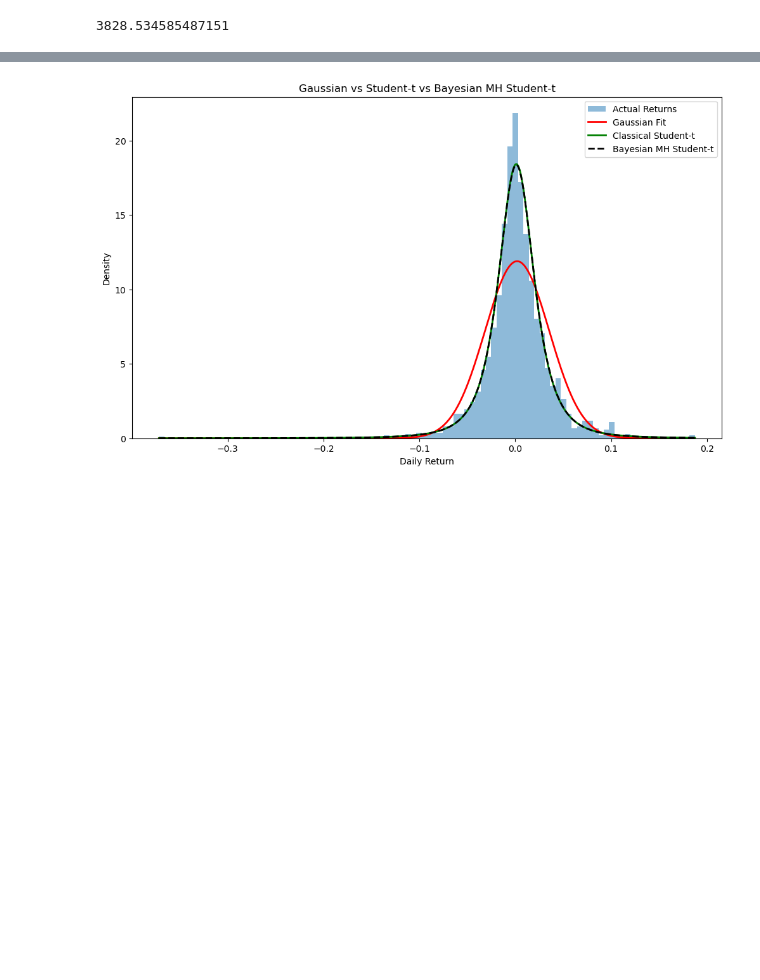
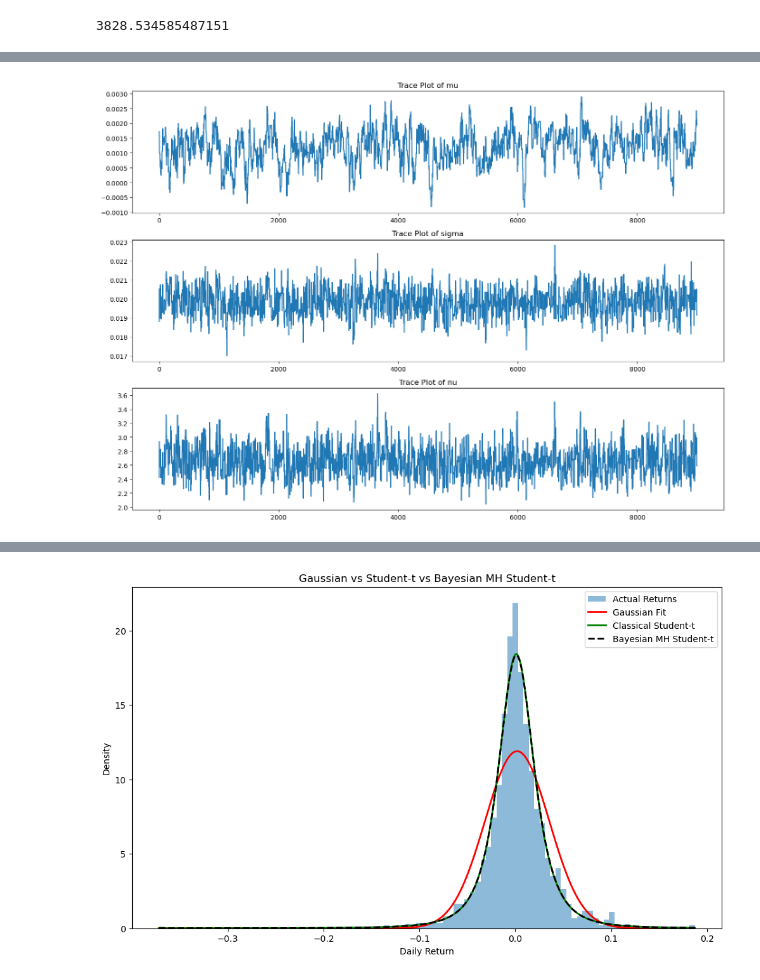
Before and after one commit to dokjawho/Metropolis-Hastings, a Jupyter notebook: Report.ipynb, the cells around one changed output, grey strips where cells are left out. Drawn from its saved outputs; the diff is of its cells as text; code cells hidden in the pictures; blank space fills up the shorter version.

```diff
--- a/Report.ipynb
+++ b/Report.ipynb
@@ -329,3 +329,23 @@ burn_in = 1000
 mu_chain_burned = mu_chain[burn_in:]
 sigma_chain_burned = sigma_chain[burn_in:]
 nu_chain_burned = nu_chain[burn_in:]
+# %%
+plt.figure(figsize=(14,10))
+
+plt.subplot(3,1,1)
+plt.plot(mu_chain_burned)
+plt.title("Trace Plot of mu")
+
+plt.subplot(3,1,2)
+plt.plot(sigma_chain_burned)
+plt.title("Trace Plot of sigma")
+
+plt.subplot(3,1,3)
+plt.plot(nu_chain_burned)
+plt.title("Trace Plot of nu")
+
+plt.tight_layout()
+
+plt.show()
+# %% [output]
+[figure, added]
```
Also changed, not shown: parts of 11 cells of this notebook.
